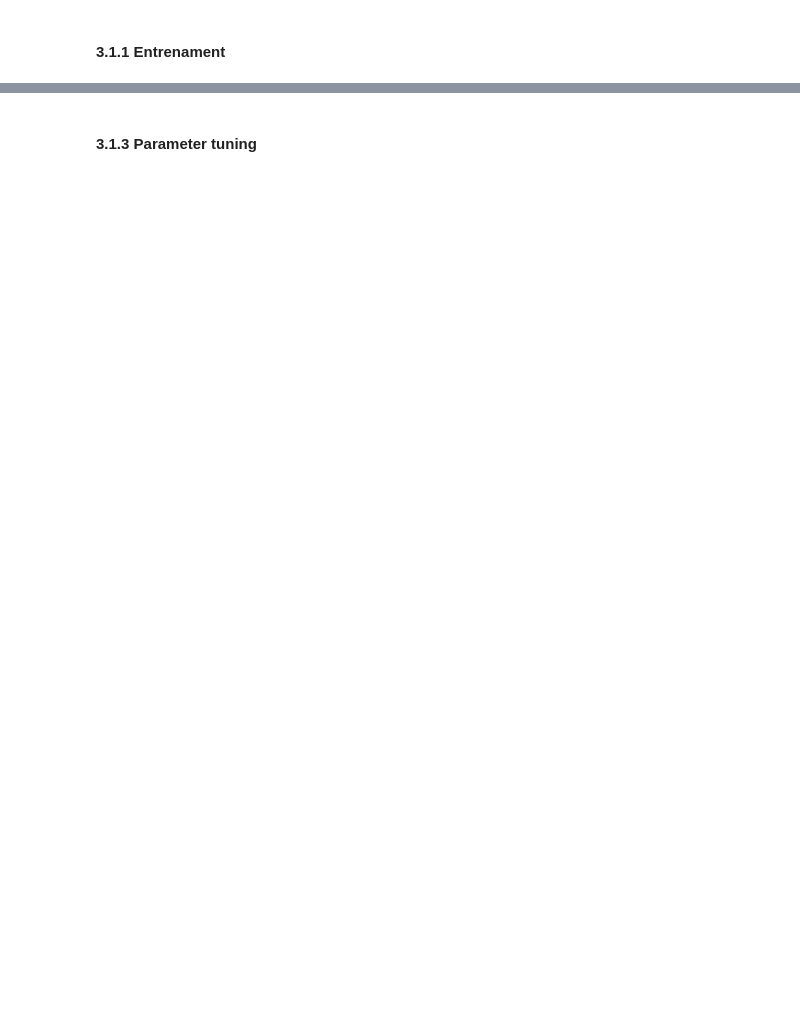
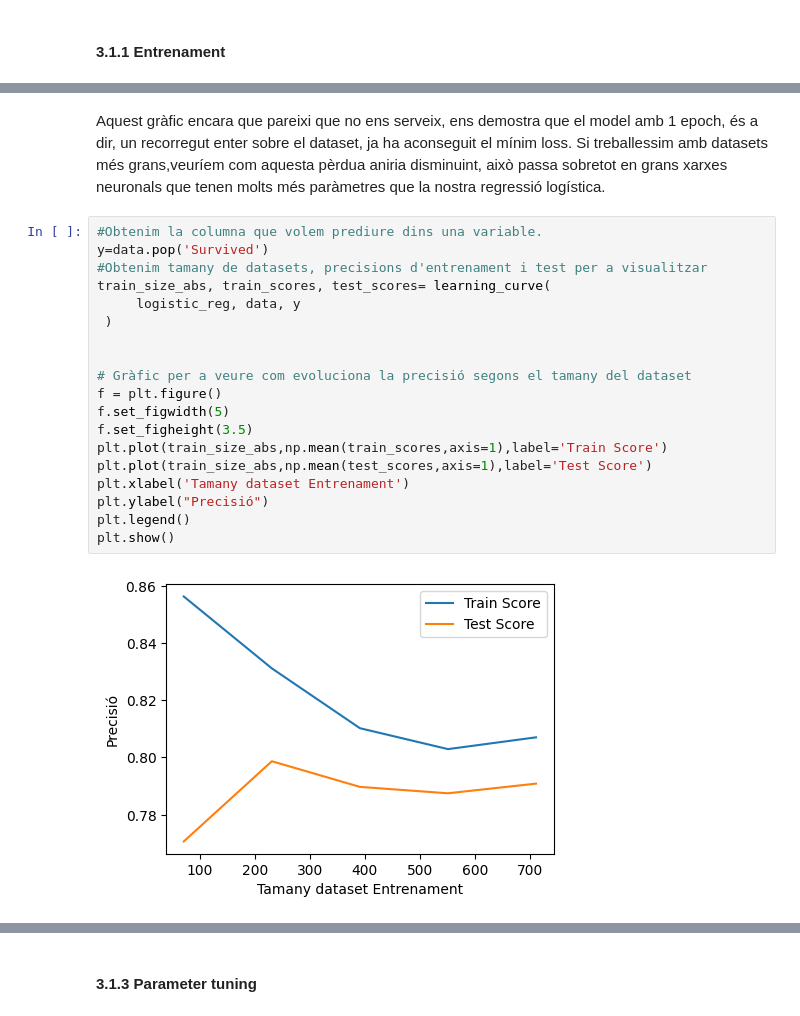
Before and after one commit to jaaumeadrover/2aPracticaIA, a Jupyter notebook: 2aPractica IA.ipynb, the cells around one changed output, grey strips where cells are left out. Drawn from its saved outputs; the diff is of its cells as text; blank space fills up the shorter version.

```diff
--- a/2aPractica IA.ipynb
+++ b/2aPractica IA.ipynb
@@ -363,0 +391,23 @@ Name: Survived, Length: 312, dtype: int64
+# %% [markdown]
+Aquest gràfic encara que pareixi que no ens serveix, ens demostra que el model amb 1 epoch, és a dir, un recorregut enter sobre el dataset, ja ha aconseguit el mínim loss. Si treballessim amb datasets més grans,veuríem com aquesta pèrdua aniria disminuint, això passa sobretot en grans xarxes neuronals que tenen molts més paràmetres que la nostra regressió logística.
+# %%
+#Obtenim la columna que volem prediure dins una variable.
+y=data.pop('Survived')
+#Obtenim tamany de datasets, precisions d'entrenament i test per a visualitzar
+train_size_abs, train_scores, test_scores= learning_curve(
+     logistic_reg, data, y
+ )
+
+
+# Gràfic per a veure com evoluciona la precisió segons el tamany del dataset
+f = plt.figure()
+f.set_figwidth(5)
+f.set_figheight(3.5)
+plt.plot(train_size_abs,np.mean(train_scores,axis=1),label='Train Score')
+plt.plot(train_size_abs,np.mean(test_scores,axis=1),label='Test Score')
+plt.xlabel('Tamany dataset Entrenament')
+plt.ylabel("Precisió")
+plt.legend()
+plt.show()
+# %% [output]
+[figure, added]
```
Also changed, not shown: parts of 23 cells of this notebook.
